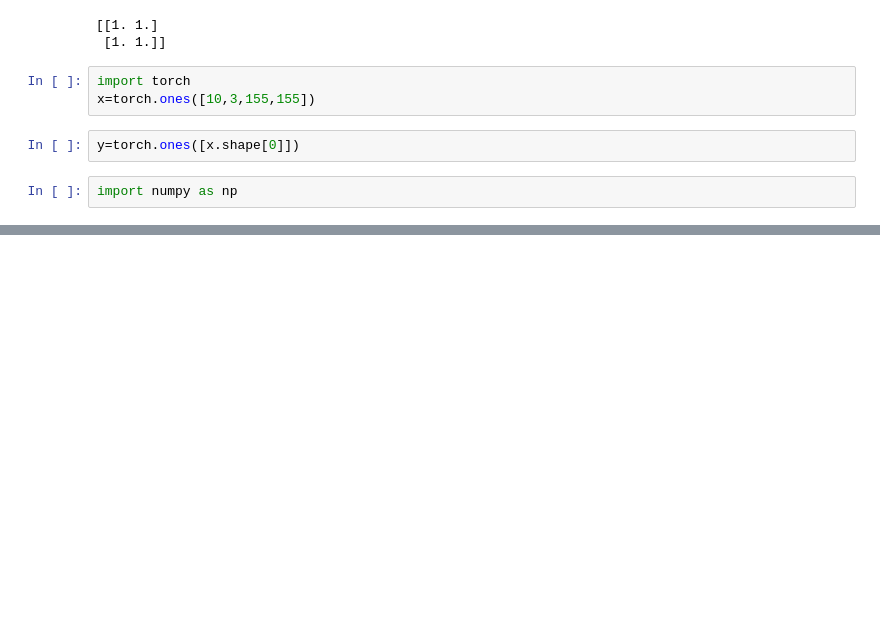
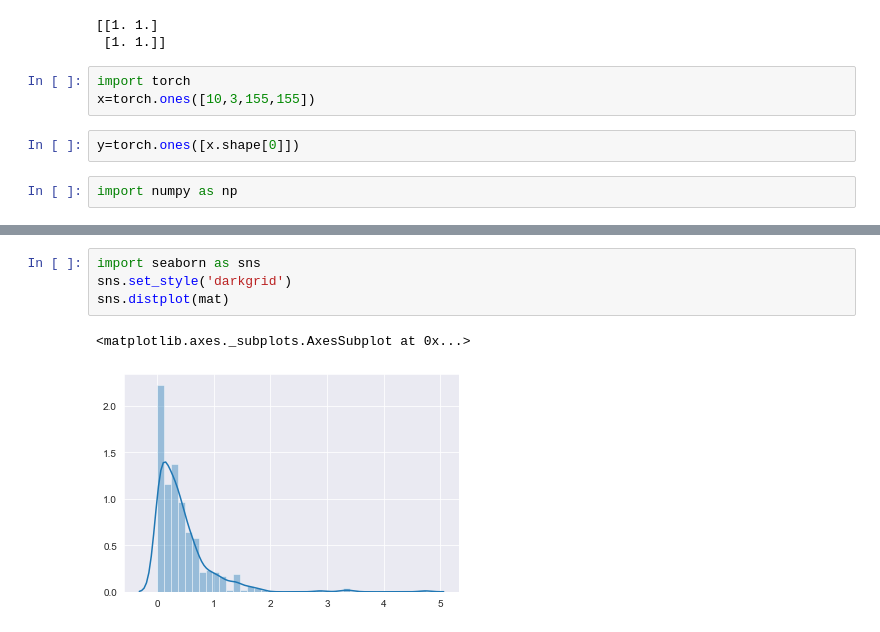
Before and after one commit to niazoys/Interpreting-and-Comparing-CNN, a Jupyter notebook: misc/garbage.ipynb, the cells around one changed output, grey strips where cells are left out. Saved outputs shown, nothing was run; the diff lists cells and outputs as text; blank space fills up the shorter version.

```diff
--- a/misc/garbage.ipynb
+++ b/misc/garbage.ipynb
@@ -148,0 +151,7 @@ print(itemindex)
+# %%
+import seaborn as sns
+sns.set_style('darkgrid')
+sns.distplot(mat)
+# %% [output]
+<matplotlib.axes._subplots.AxesSubplot at 0x...>
+[figure, added]
```
Also changed, not shown: parts of 9 cells of this notebook, 1 other file.
